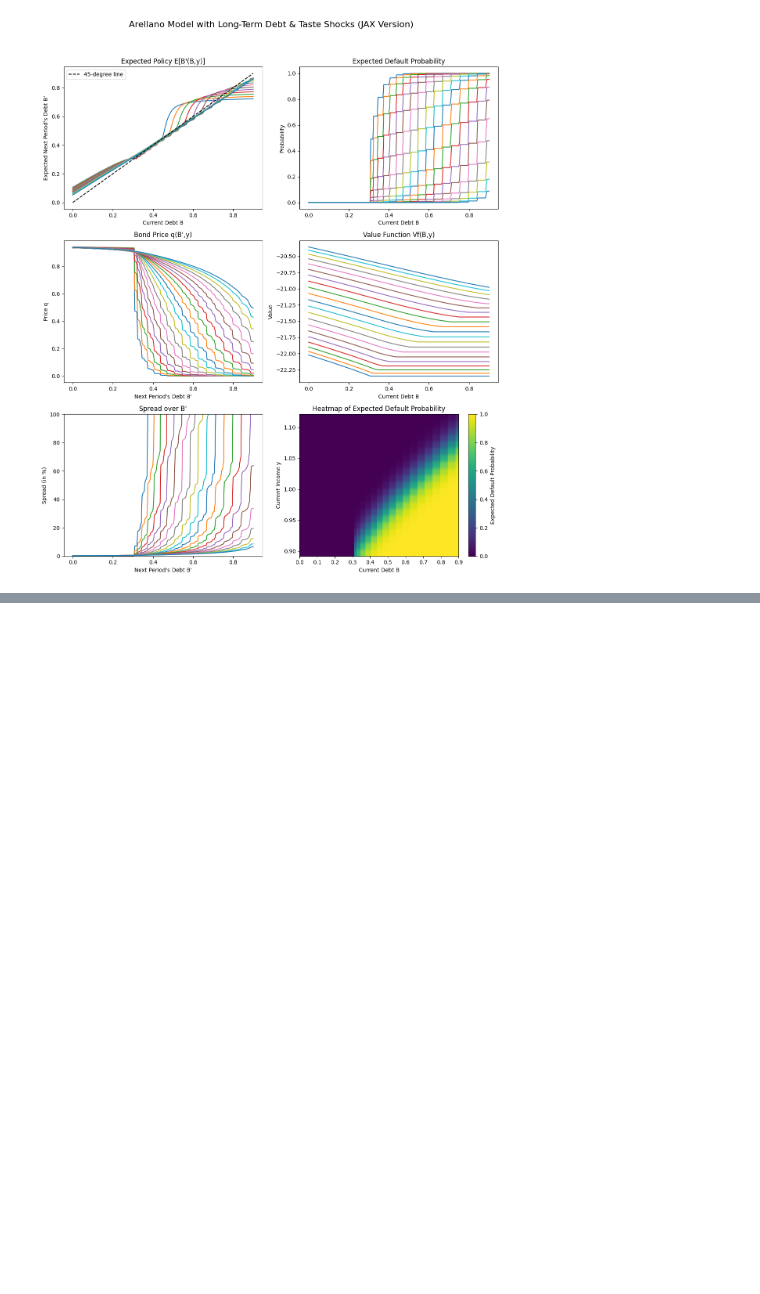
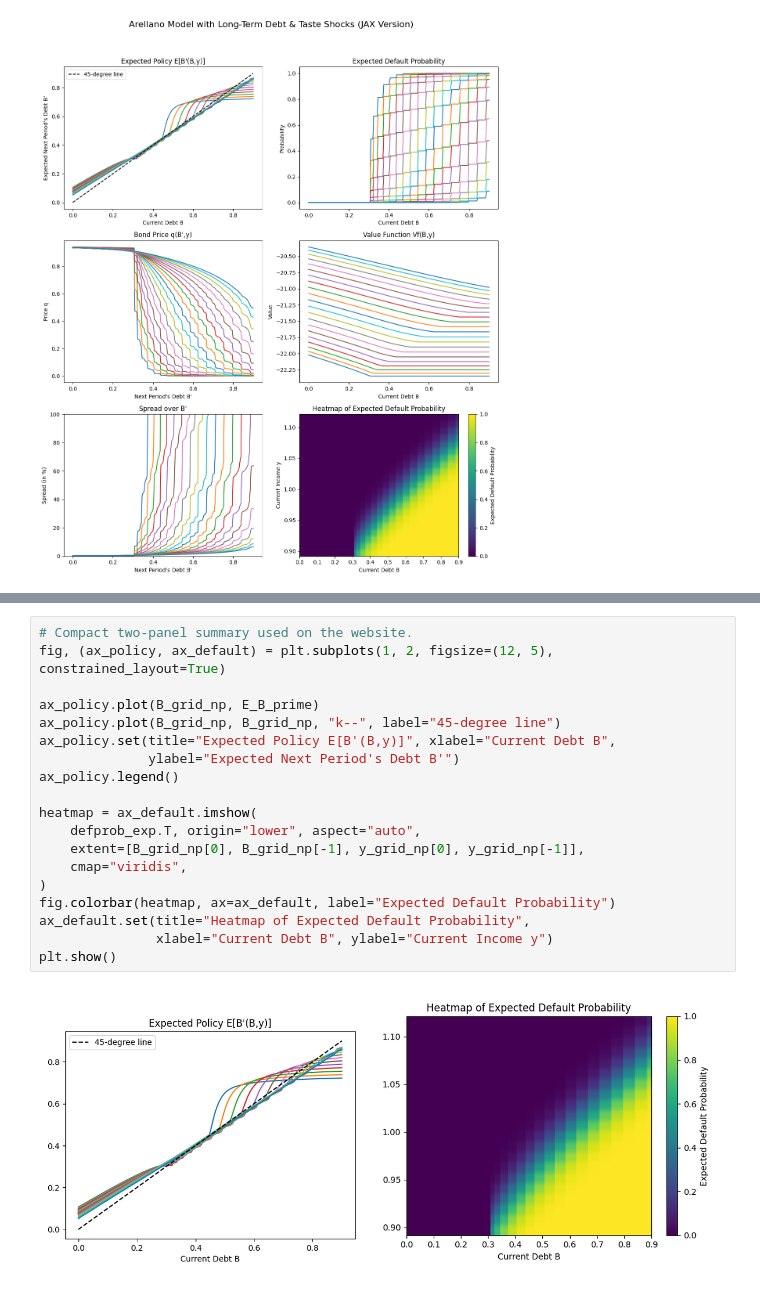
Before and after one commit to marco-pina/Utilities, a Jupyter notebook: jupyter_notebooks/JAX/default_LT_JAX.ipynb, the cells around one changed output, grey strips where cells are left out. Cells and saved outputs as stored; diff of their text form; blank space fills up the shorter version.

```diff
--- a/jupyter_notebooks/JAX/default_LT_JAX.ipynb
+++ b/jupyter_notebooks/JAX/default_LT_JAX.ipynb
@@ -310,0 +339,21 @@ Plotting results...
+# %%
+# Compact two-panel summary used on the website.
+fig, (ax_policy, ax_default) = plt.subplots(1, 2, figsize=(12, 5), constrained_layout=True)
+
+ax_policy.plot(B_grid_np, E_B_prime)
+ax_policy.plot(B_grid_np, B_grid_np, "k--", label="45-degree line")
+ax_policy.set(title="Expected Policy E[B'(B,y)]", xlabel="Current Debt B",
+              ylabel="Expected Next Period's Debt B'")
+ax_policy.legend()
+
+heatmap = ax_default.imshow(
+    defprob_exp.T, origin="lower", aspect="auto",
+    extent=[B_grid_np[0], B_grid_np[-1], y_grid_np[0], y_grid_np[-1]],
+    cmap="viridis",
+)
+fig.colorbar(heatmap, ax=ax_default, label="Expected Default Probability")
+ax_default.set(title="Heatmap of Expected Default Probability",
+               xlabel="Current Debt B", ylabel="Current Income y")
+plt.show()
+# %% [output]
+[figure, added]
```
Also changed, not shown: parts of 13 cells of this notebook, 2 other files.
